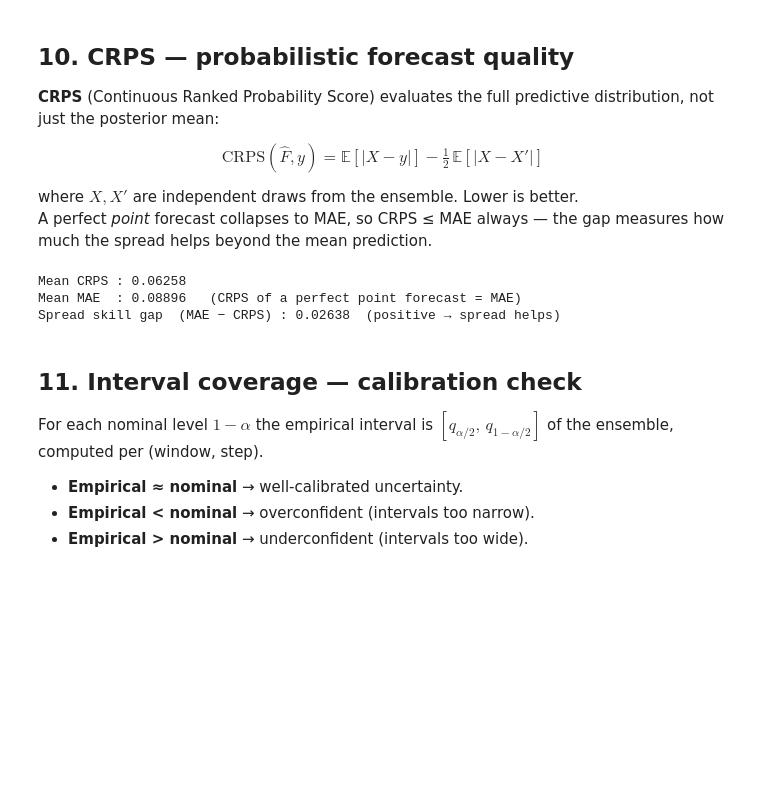
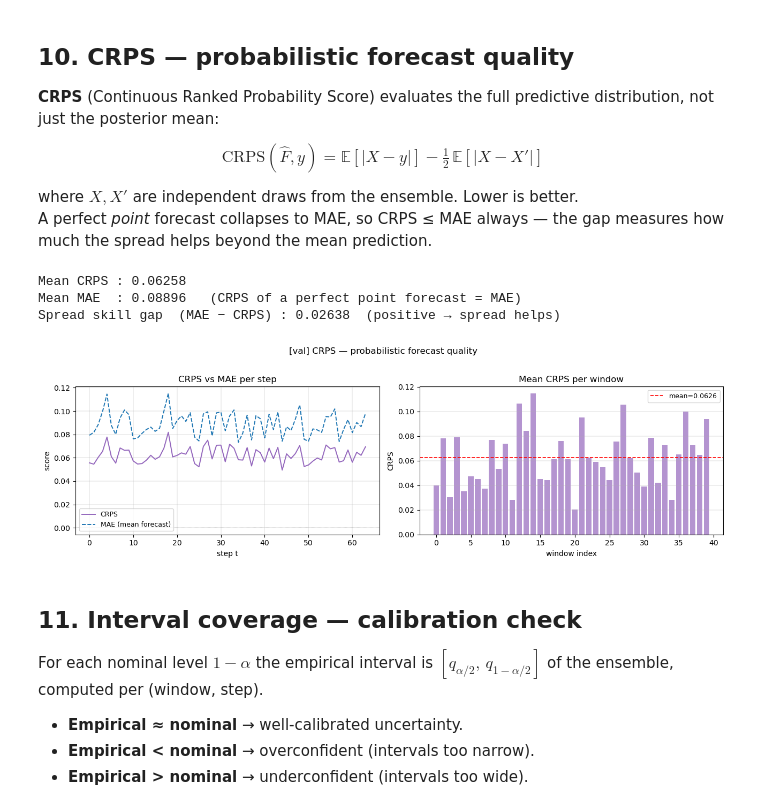
Before and after one commit to GiacomoNegri/Master-Thesis, a Jupyter notebook: notebooks/OHLC_conditional_csv_analysis.ipynb, the cells around one changed output. Drawn from its saved outputs; the diff is of its cells as text; code cells hidden in the pictures; blank space fills up the shorter version.

```diff
--- a/notebooks/OHLC_conditional_csv_analysis.ipynb
+++ b/notebooks/OHLC_conditional_csv_analysis.ipynb
@@ -683,34 +683,36 @@ print(f"Mean CRPS : {mean_crps:.5f}")
 print(f"Mean MAE  : {mean_mae:.5f}   (CRPS of a perfect point forecast = MAE)")
 print(f"Spread skill gap  (MAE − CRPS) : {mean_mae - mean_crps:.5f}  "
       f"({'positive → spread helps' if mean_mae > mean_crps else 'negative → spread hurts'})")
 
 crps_per_step = crps_grid.mean(axis=0)   # (seq_len,)
 mae_per_step  = np.abs(gen_3d.mean(axis=1) - gt_close).mean(axis=0)
 
 fig, axes = plt.subplots(1, 2, figsize=(13, 4))
 
 axes[0].plot(steps, crps_per_step, color="tab:purple", lw=1.4, label="CRPS")
 axes[0].plot(steps, mae_per_step,  color="tab:blue",   lw=1.4, label="MAE (mean forecast)", ls="--")
 axes[0].axhline(0, color="black", lw=0.6, ls=":")
 axes[0].set_title("CRPS vs MAE per step")
 axes[0].set_xlabel("step t"); axes[0].set_ylabel("score")
 axes[0].legend(fontsize=9); axes[0].grid(True, linewidth=0.3)
 
 # Per-window mean CRPS (bar chart — highlights which windows are hardest to predict)
 crps_per_window = crps_grid.mean(axis=1)   # (n_windows,)
 axes[1].bar(np.arange(n_windows), crps_per_window, color="tab:purple", alpha=0.7)
 axes[1].axhline(mean_crps, color="red", lw=1.2, ls="--", label=f"mean={mean_crps:.4f}")
 axes[1].set_title("Mean CRPS per window")
 axes[1].set_xlabel("window index"); axes[1].set_ylabel("CRPS")
 axes[1].legend(fontsize=9); axes[1].grid(axis="y", linewidth=0.3)
 
 plt.suptitle(f"[{ANALYSIS_SPLIT}] CRPS — probabilistic forecast quality", y=1.02)
 plt.tight_layout()
-plt.show()
+display(fig)
+plt.close(fig)
 # %% [output]
 Mean CRPS : 0.06258
 Mean MAE  : 0.08896   (CRPS of a perfect point forecast = MAE)
 Spread skill gap  (MAE − CRPS) : 0.02638  (positive → spread helps)
+[figure, added]
 # %% [markdown]
 ## 11. Interval coverage — calibration check
 
```
Also changed, not shown: parts of 1 cell of this notebook, 1 other file.
